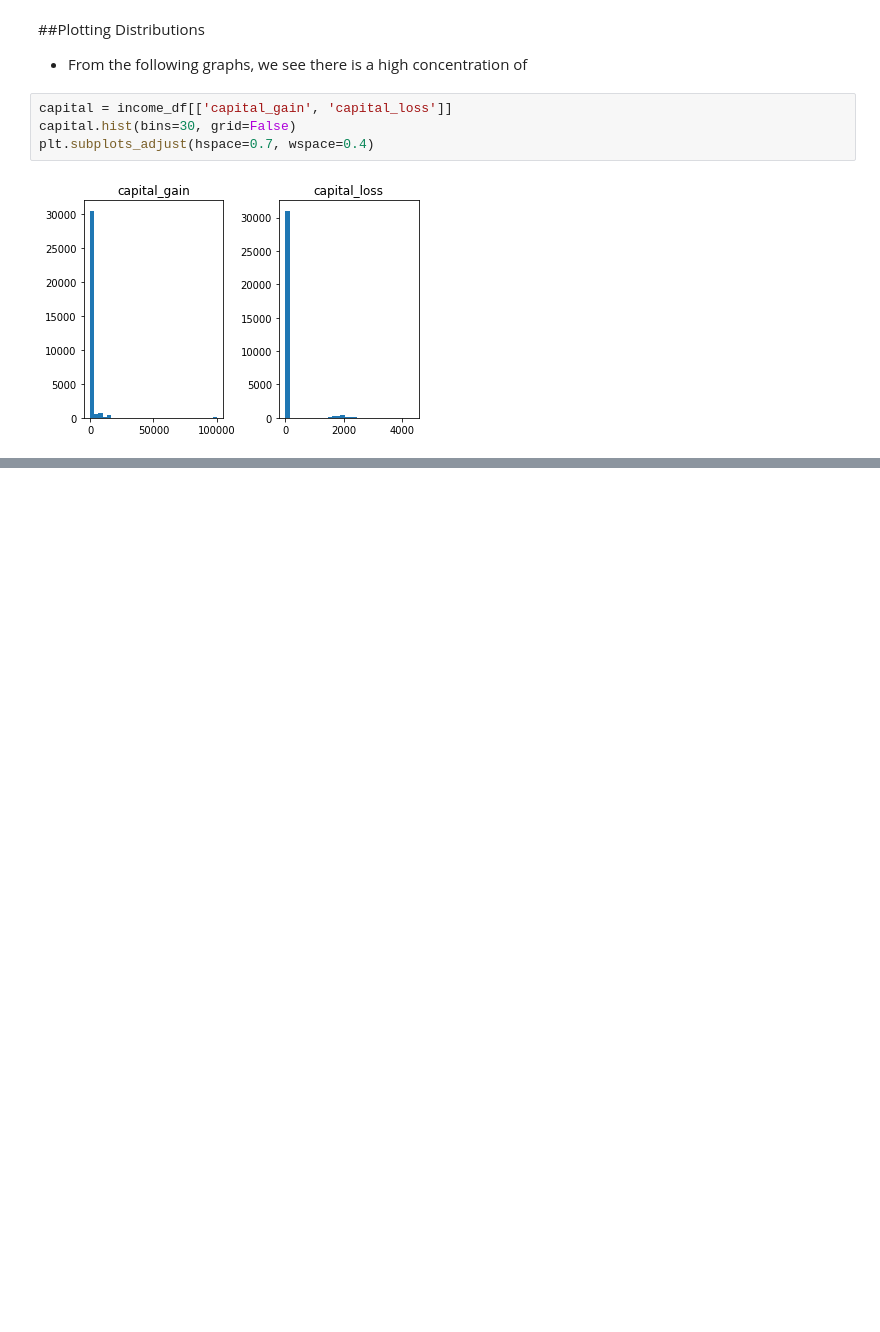
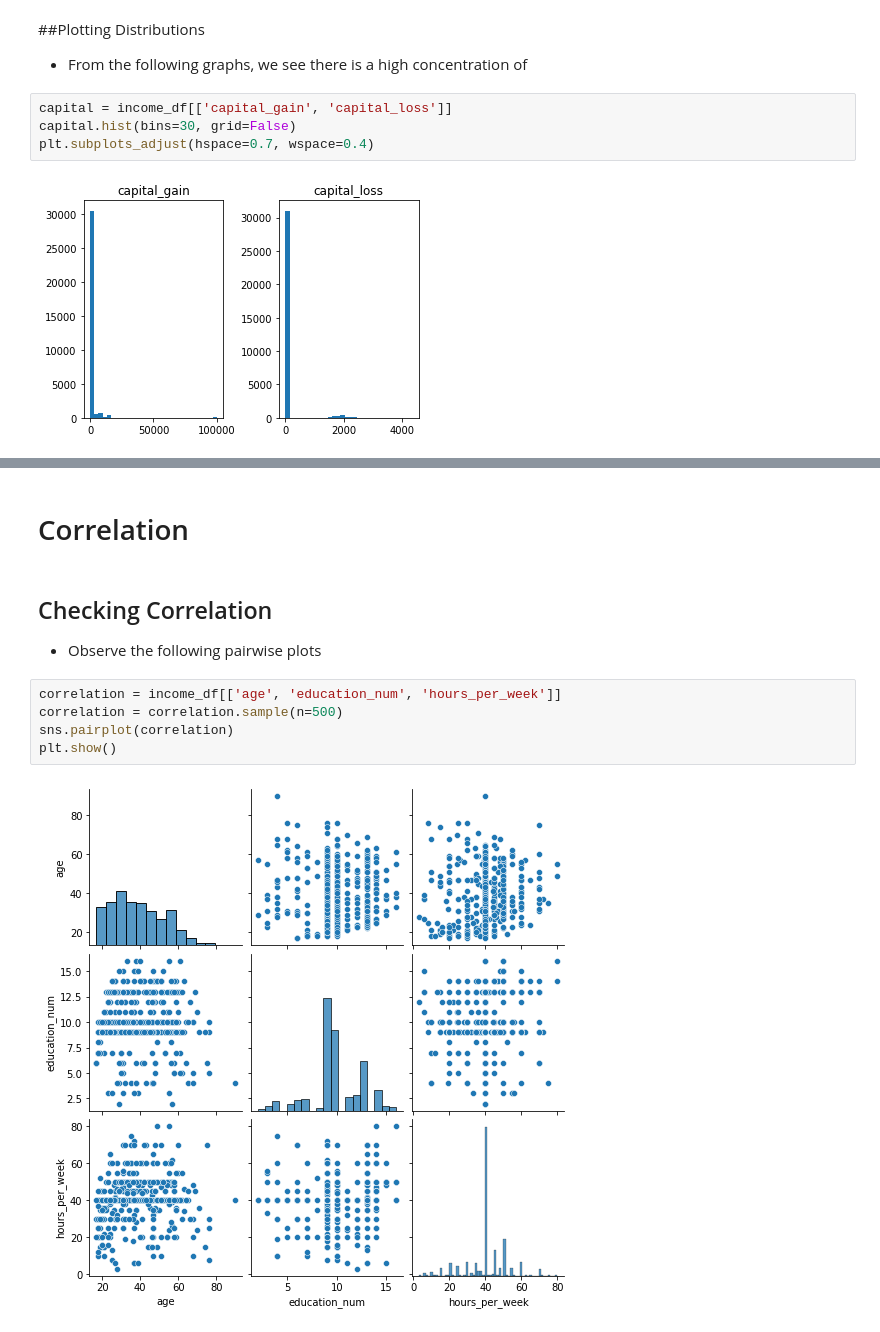
Before and after one commit to TerryTian21/COVID-Data-GUI, a Jupyter notebook: JSC_A2.ipynb, the cells around one changed output, grey strips where cells are left out. Drawn from its saved outputs; the diff is of its cells as text; blank space fills up the shorter version.

```diff
--- a/JSC_A2.ipynb
+++ b/JSC_A2.ipynb
@@ -142,0 +208,12 @@ plt.subplots_adjust(hspace=0.7, wspace=0.4)
+# %% [markdown]
+# Correlation
+# %% [markdown]
+## Checking Correlation
+- Observe the following pairwise plots
+# %%
+correlation = income_df[['age', 'education_num', 'hours_per_week']]
+correlation = correlation.sample(n=500)
+sns.pairplot(correlation)
+plt.show()
+# %% [output]
+[figure, added]
```
Also changed, not shown: parts of 32 cells of this notebook.
